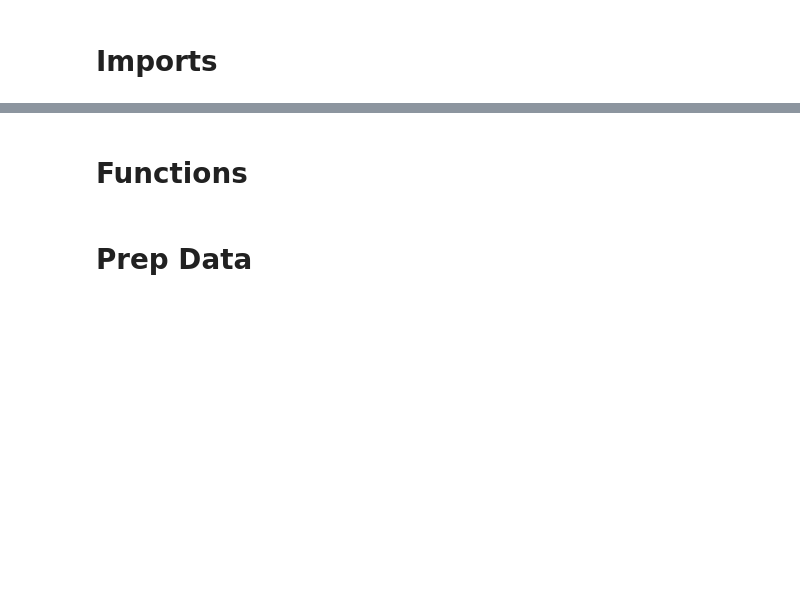
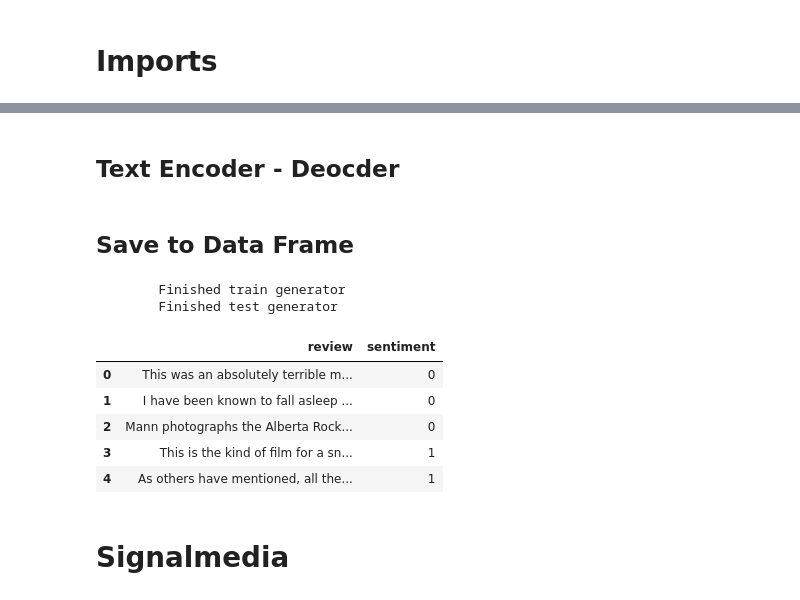
Before and after one commit to gmihaila/gtc2020_instructor_training, a Jupyter notebook: data/data_prep.ipynb, the cells around one changed output, grey strips where cells are left out. Drawn from its saved outputs; the diff is of its cells as text; code cells hidden in the pictures; blank space fills up the shorter version.

```diff
--- a/data/data_prep.ipynb
+++ b/data/data_prep.ipynb
@@ -14,0 +31,7 @@ import pandas as pd
+# %%
+(train_data, test_data), info = tfds.load('imdb_reviews/subwords8k',
+                                          split = (tfds.Split.TRAIN, tfds.Split.TEST),
+                                          as_supervised=True,
+                                          with_info=True)
+
+text_features = info.features['text'].encoder
@@ -15,2 +52,61 @@ import pandas as pd
+# %% [markdown]
+## Text Encoder - Deocder
+# %%
+# save text_features to binary
+with open('imdb_reviews_subwords8k_text_features.pickle', 'wb') as handle:
+    pickle.dump(text_features, handle, protocol=pickle.HIGHEST_PROTOCOL)
+
+# get text_features from binary
+with open('imdb_reviews_subwords8k_text_features.pickle', 'rb') as handle:
+    text_features = pickle.load(handle)
+# %% [markdown]
+## Save to Data Frame
+# %%
+movie_reviews, movie_sentiments = [], []
+
+# get all examples from train set
+for in_sequence, out_sequence in train_data:
+  # form tf tensor to numpy
+  in_sequence = tf.constant(in_sequence)
+  in_sequence = np.array(in_sequence)
+  # decode ids to text
+  movie_reviews.append(text_features.decode(in_sequence))
+  # form tf tensor to numpy
+  out_sequence = tf.constant(out_sequence)
+  out_sequence = np.array(out_sequence)
+  # int value form numpy
+  movie_sentiments.append(int(out_sequence))
+print('\tFinished train generator')
+
+# get all examples from test set
+for in_sequence, out_sequence in test_data:
+  # form tf tensor to numpy
+  in_sequence = tf.constant(in_sequence)
+  in_sequence = np.array(in_sequence)
+  # decode ids to text
+  movie_reviews.append(text_features.decode(in_sequence))
+  # form tf tensor to numpy
+  out_sequence = tf.constant(out_sequence)
+  out_sequence = np.array(out_sequence)
+  # int value form numpy
+  movie_sentiments.append(int(out_sequence))
+print('\tFinished test generator')
+
+movie_sentiments_df = pd.DataFrame()
+movie_sentiments_df['review'] = movie_reviews
+movie_sentiments_df['sentiment'] = movie_sentiments
+
+movie_sentiments_df.to_csv('imdb_reviews_50k.csv', index=False)
+
+movie_sentiments_df.head()
+# %% [output]
+        Finished train generator
+        Finished test generator
+|  | review | sentiment |
+| 0 | This was an absolutely terrible m... | 0 |
+| 1 | I have been known to fall asleep ... | 0 |
+| 2 | Mann photographs the Alberta Rock... | 0 |
+| 3 | This is the kind of film for a sn... | 1 |
+| 4 | As others have mentioned, all the... | 1 |
 # %% [markdown]
-# Functions
+# Signalmedia
@@ -33,2 +112,0 @@ def tf_dataset(dataset_name):
-# %% [markdown]
-# Prep Data
```
Also changed, not shown: parts of 16 cells of this notebook.
